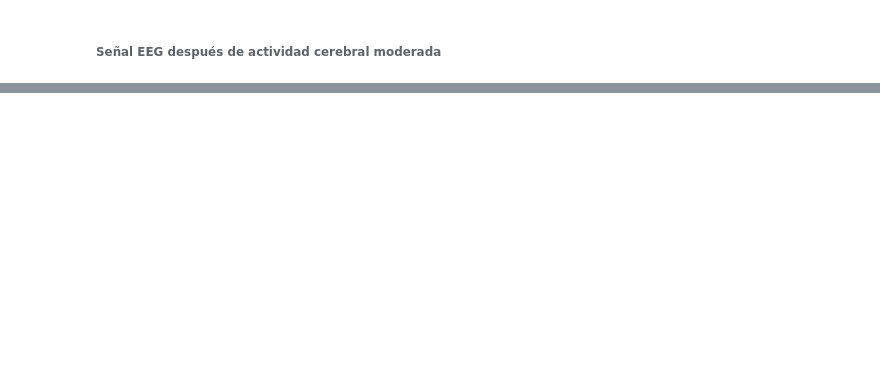
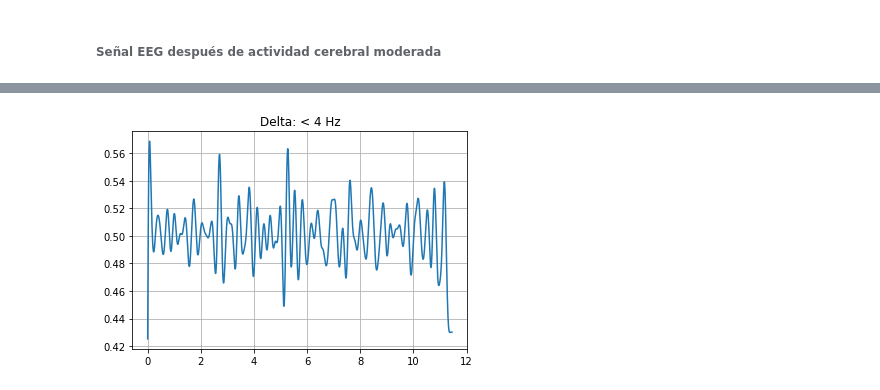
Before and after one commit to fruizg/Introduccion_de_senales, a Jupyter notebook: ISB/Laboratorios/Lab5_EEG/ProcesamientoSenal_BITalino.ipynb, the cells around one changed output, grey strips where cells are left out. Saved outputs shown, nothing was run; the diff lists cells and outputs as text; code cells hidden in the pictures; blank space fills up the shorter version.

```diff
--- a/ISB/Laboratorios/Lab5_EEG/ProcesamientoSenal_BITalino.ipynb
+++ b/ISB/Laboratorios/Lab5_EEG/ProcesamientoSenal_BITalino.ipynb
@@ -257,0 +255,18 @@ plt.show()
+# %%
+#Delta
+
+Wn = 4/(Fs/2)
+b, a = signal.butter(5,Wn,'lowpass')
+eegdelta_filtered = signal.filtfilt(b, a, y2)
+eegdelta_filtered = eegdelta_filtered[51:]
+Naux = len(eegdelta_filtered)
+t3 = (np.arange(0,Naux)-1)/Fs
+plt.plot(t3,eegdelta_filtered)
+plt.title('Delta: < 4 Hz')
+plt.grid()
+fig = plt.gcf()
+# fig.set_facecolor('white')
+# plt.savefig('Delta_ActividadMental.png', transparent=False, )
+# plt.show()
+# %% [output]
+[figure, added]
```
Also changed, not shown: parts of 4 cells of this notebook, 17 other files.
